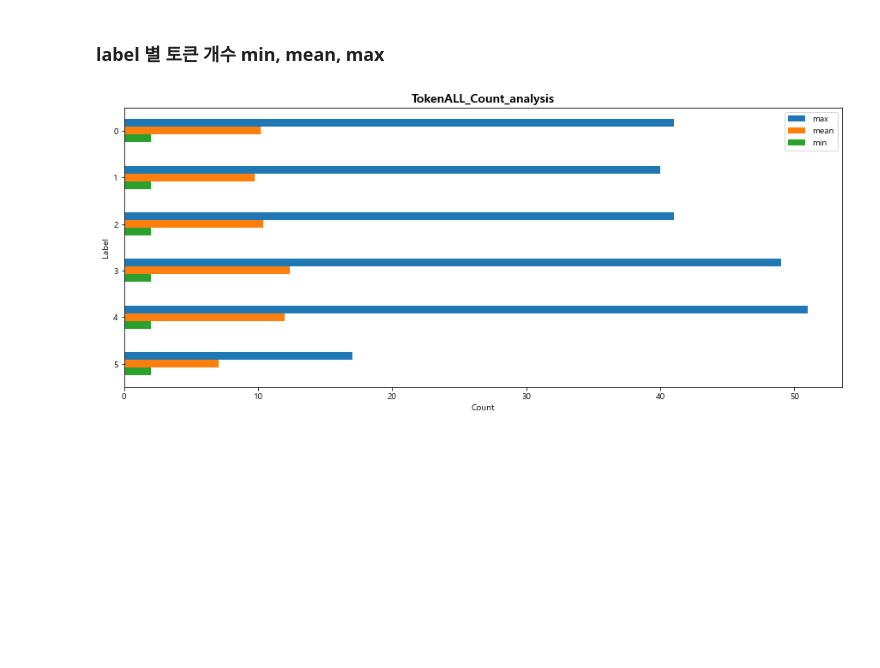
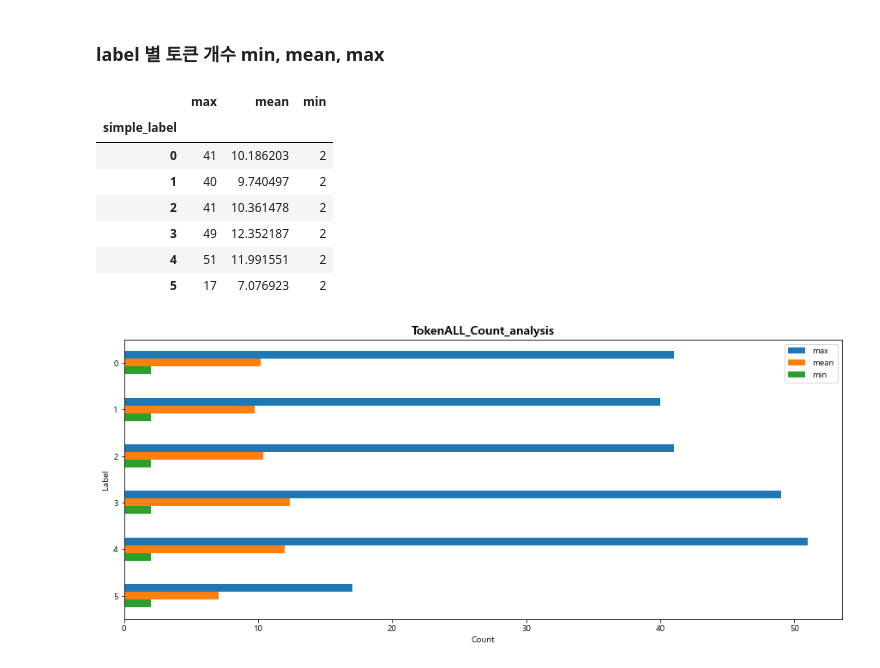
Before and after one commit to boostcampaitech4nlp2/level1_semantictextsimilarity_nlp-level1-nlp-14, a Jupyter notebook: work_indiv/sunghyun/codes/simpler_eda.ipynb, the cells around one changed output. Drawn from its saved outputs; the diff is of its cells as text; code cells hidden in the pictures; blank space fills up the shorter version.

```diff
--- a/work_indiv/sunghyun/codes/simpler_eda.ipynb
+++ b/work_indiv/sunghyun/codes/simpler_eda.ipynb
@@ -192,6 +192,17 @@ plt.show()
 문장 1의 최대 길이보다 문장 최대 길이가 짧게 나타났다.
 # %% [markdown]
 ### label 별 토큰 개수 min, mean, max
+# %%
+train_pd.groupby('simple_label')['tok_count_a'].agg(['max','mean','min'])
+# %% [output]
+|  | max | mean | min |
+| simple_label |  |  |  |
+| 0 | 41 | 10.186203 | 2 |
+| 1 | 40 | 9.740497 | 2 |
+| 2 | 41 | 10.361478 | 2 |
+| 3 | 49 | 12.352187 | 2 |
+| 4 | 51 | 11.991551 | 2 |
+| 5 | 17 | 7.076923 | 2 |
 # %%
 ax1 = fig.add_subplot(311)
 ax1 = train_pd.groupby('simple_label')['tok_count_a'].agg(['max','mean','min']).sort_index().plot(kind='barh',figsize=(15,6))
```
Also changed, not shown: 10 other files.
